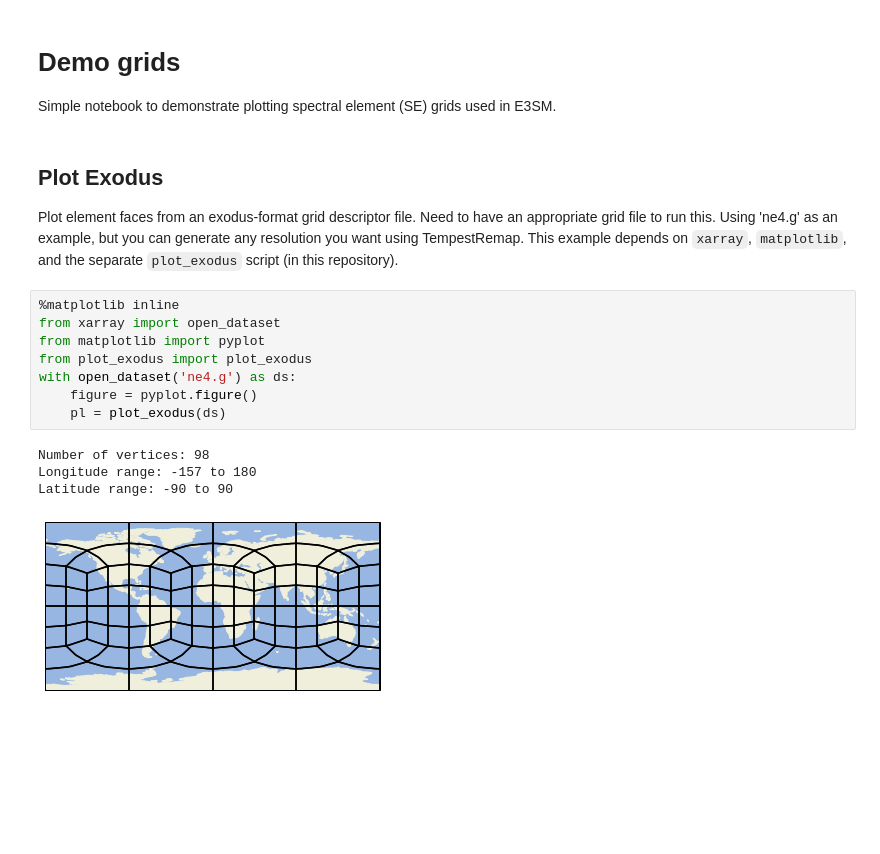
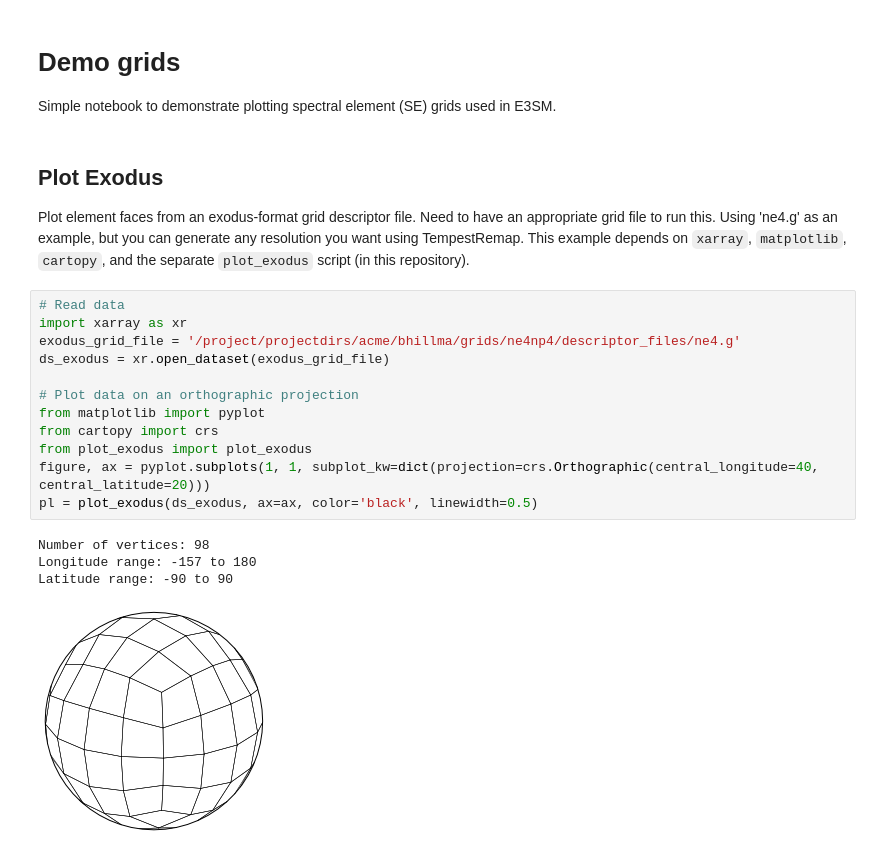
Before and after one commit to brhillman/e3smplot, a Jupyter notebook: demo_grids.ipynb, the cells around one changed output. Drawn from its saved outputs; the diff is of its cells as text; blank space fills up the shorter version.

```diff
--- a/demo_grids.ipynb
+++ b/demo_grids.ipynb
@@ -3,17 +3,21 @@
 Simple notebook to demonstrate plotting spectral element (SE) grids used in E3SM.
 # %% [markdown]
 ## Plot Exodus
-Plot element faces from an exodus-format grid descriptor file. Need to have an appropriate grid file to run this. Using 'ne4.g' as an example, but you can generate any resolution you want using TempestRemap. This example depends on `xarray`, `matplotlib`, and the separate `plot_exodus` script (in this repository).
+Plot element faces from an exodus-format grid descriptor file. Need to have an appropriate grid file to run this. Using 'ne4.g' as an example, but you can generate any resolution you want using TempestRemap. This example depends on `xarray`, `matplotlib`, `cartopy`, and the separate `plot_exodus` script (in this repository).
-# %%
-%matplotlib inline
-from xarray import open_dataset
-from matplotlib import pyplot
-from plot_exodus import plot_exodus
-with open_dataset('ne4.g') as ds:
-    figure = pyplot.figure()
-    pl = plot_exodus(ds)
-# %% [output]
-Number of vertices: 98
-Longitude range: -157 to 180
-Latitude range: -90 to 90
-[figure, removed]
+# %%
+# Read data
+import xarray as xr
+exodus_grid_file = '/project/projectdirs/acme/bhillma/grids/ne4np4/descriptor_files/ne4.g'
+ds_exodus = xr.open_dataset(exodus_grid_file)
+
+# Plot data on an orthographic projection
+from matplotlib import pyplot
+from cartopy import crs
+from plot_exodus import plot_exodus
+figure, ax = pyplot.subplots(1, 1, subplot_kw=dict(projection=crs.Orthographic(central_longitude=40, central_latitude=20)))
+pl = plot_exodus(ds_exodus, ax=ax, color='black', linewidth=0.5)
+# %% [output]
+Number of vertices: 98
+Longitude range: -157 to 180
+Latitude range: -90 to 90
+[figure, added]
```
Also changed, not shown: parts of 4 cells of this notebook.
